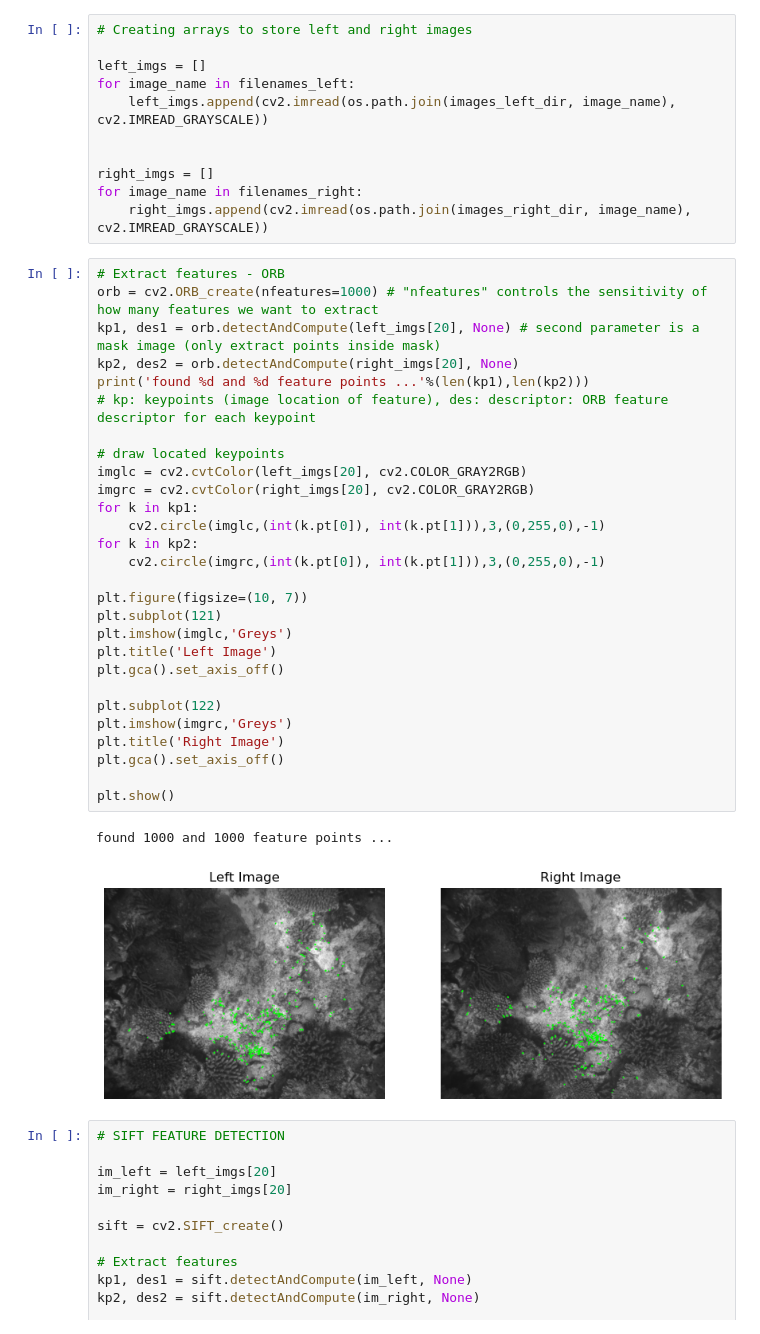
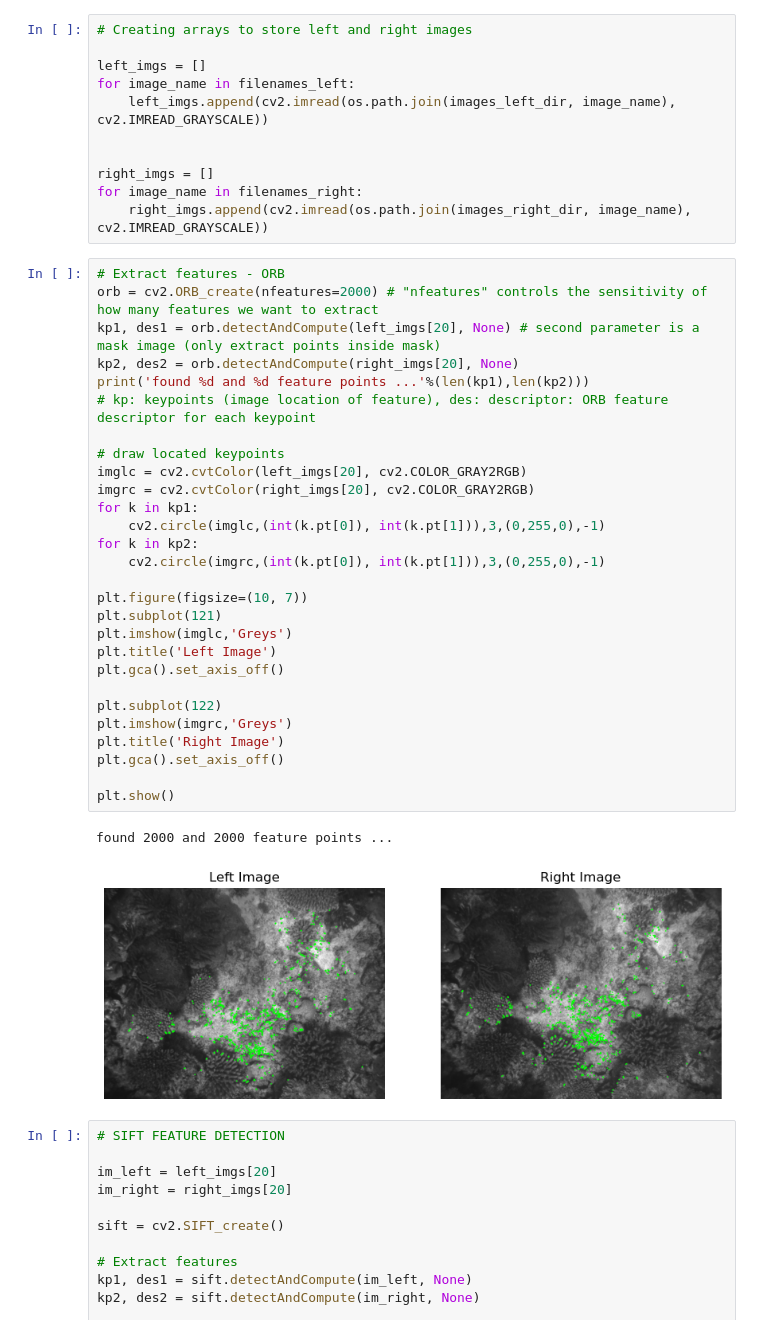
Before and after one commit to AmelineA2003/AMME5710, a Jupyter notebook: Assignments/A2/Question_1/Q1_A2.ipynb, the cells around one changed output. Cells and saved outputs as stored; diff of their text form.

```diff
--- a/Assignments/A2/Question_1/Q1_A2.ipynb
+++ b/Assignments/A2/Question_1/Q1_A2.ipynb
@@ -122,35 +142,35 @@ for image_name in filenames_right:
     right_imgs.append(cv2.imread(os.path.join(images_right_dir, image_name), cv2.IMREAD_GRAYSCALE))
 # %%
 # Extract features - ORB
-orb = cv2.ORB_create(nfeatures=1000) # "nfeatures" controls the sensitivity of how many features we want to extract
+orb = cv2.ORB_create(nfeatures=2000) # "nfeatures" controls the sensitivity of how many features we want to extract
 kp1, des1 = orb.detectAndCompute(left_imgs[20], None) # second parameter is a mask image (only extract points inside mask)
 kp2, des2 = orb.detectAndCompute(right_imgs[20], None)
 print('found %d and %d feature points ...'%(len(kp1),len(kp2)))
 # kp: keypoints (image location of feature), des: descriptor: ORB feature descriptor for each keypoint
 
 # draw located keypoints
 imglc = cv2.cvtColor(left_imgs[20], cv2.COLOR_GRAY2RGB)
 imgrc = cv2.cvtColor(right_imgs[20], cv2.COLOR_GRAY2RGB)
 for k in kp1:
     cv2.circle(imglc,(int(k.pt[0]), int(k.pt[1])),3,(0,255,0),-1)
 for k in kp2:
     cv2.circle(imgrc,(int(k.pt[0]), int(k.pt[1])),3,(0,255,0),-1)
 
 plt.figure(figsize=(10, 7))
 plt.subplot(121)
 plt.imshow(imglc,'Greys')
 plt.title('Left Image')
 plt.gca().set_axis_off()
 
 plt.subplot(122)
 plt.imshow(imgrc,'Greys')
 plt.title('Right Image')
 plt.gca().set_axis_off()
 
 plt.show()
 # %% [output]
-found 1000 and 1000 feature points ...
+found 2000 and 2000 feature points ...
-[figure, old version]
+[figure, new version]
 # %%
 # SIFT FEATURE DETECTION
 
```
Also changed, not shown: parts of 3 cells of this notebook, 21 other files.
